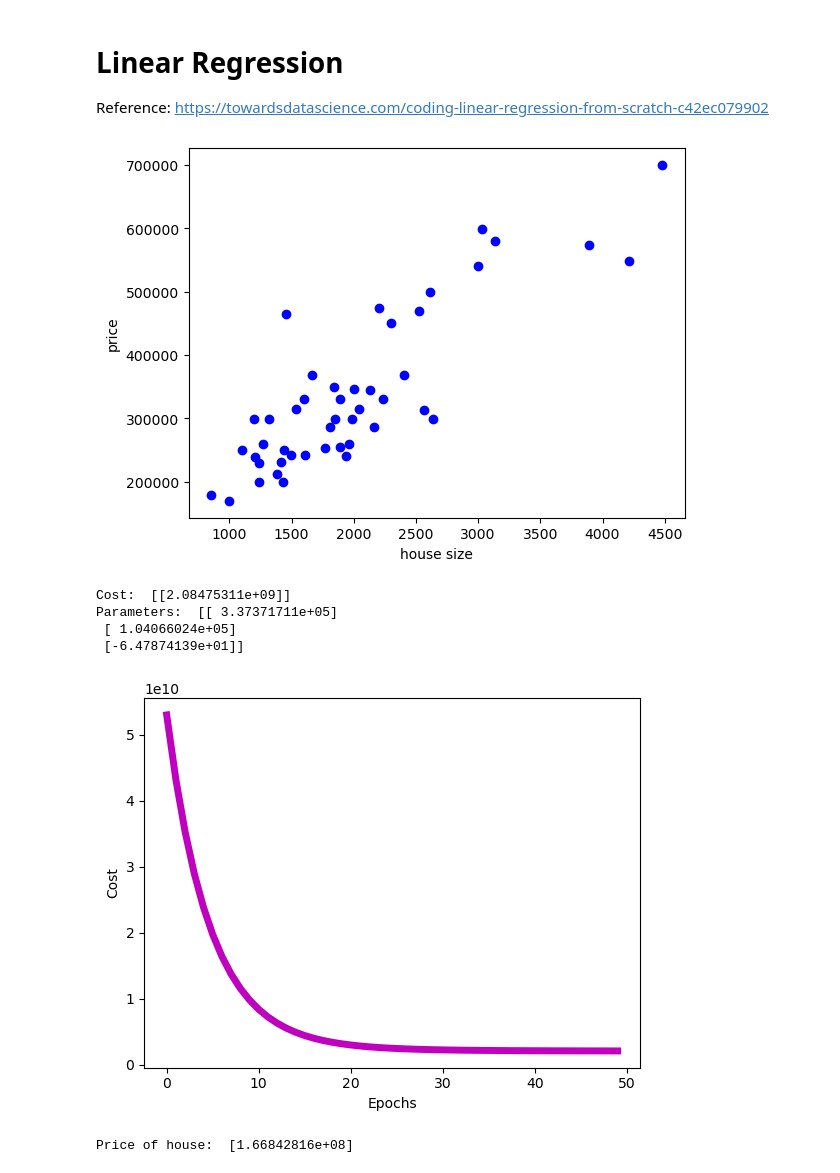
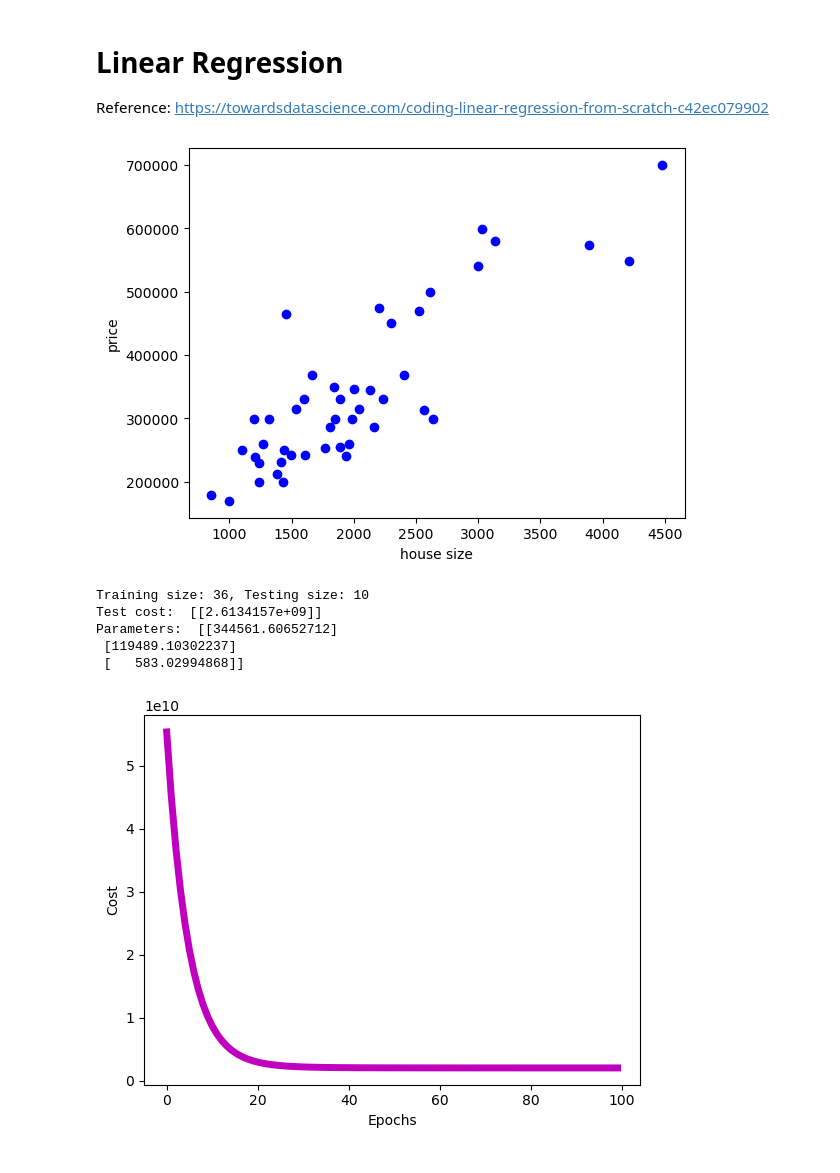
Before and after one commit to EricDinging/Propius, a Jupyter notebook: evaluation/workload/1-linear_regression.ipynb, the cells around one changed output. Drawn from its saved outputs; the diff is of its cells as text; code cells hidden in the pictures.

```diff
--- a/evaluation/workload/1-linear_regression.ipynb
+++ b/evaluation/workload/1-linear_regression.ipynb
@@ -29,12 +29,6 @@ def load_data(filename):
 	plot_data(data[:,:2], data[:, -1])
 	normalize(data)
 	return data[:,:2], data[:, -1]
-# %%
-# Import & visualize
-
-x, y = load_data("../../datasets/house_price/house_price_data.txt")
-# %% [output]
-[figure, removed]
 # %%
 # Linear function
 def h(x, theta):
@@ -72,34 +66,48 @@ def test(theta, x):
     y = theta[0] + theta[1] * x[0] + theta[2] * x[1]
     print("Price of house: ", y)
 # %%
+# Import & visualize
+
+x, y = load_data("../../datasets/house_price/house_price_data.txt")
+
 y = np.reshape(y, (46, 1))
 x = np.hstack((np.ones((x.shape[0], 1)), x))
 
+train_size = int(x.shape[0] * 4/5)
+test_size = x.shape[0] - train_size
+
+print(f"Training size: {train_size}, Testing size: {test_size}")
+x_train = x[:train_size, :]
+x_test = x[train_size:, :]
+y_train = y[:train_size, :]
+y_test = y[train_size:, :]
+
 theta = np.zeros((x.shape[1], 1))
 learning_rate = 0.1
-num_epochs = 50
-theta, J_all = gradient_descent(x, y, theta, learning_rate, num_epochs)
-J = cost_function(x, y, theta)
-print("Cost: ", J)
+num_epochs = 100
+theta, J_all = gradient_descent(x_train, y_train, theta, learning_rate, num_epochs)
+
+# Test
+J = cost_function(x_test, y_test, theta)
+print("Test cost: ", J)
 print("Parameters: ", theta)
 
-# for testing and plotting cost
+# plotting cost
 n_epochs = []
 jplot = []
 count = 0
 for i in J_all:
     jplot.append(i[0][0])
     n_epochs.append(count)
     count += 1
 jplot = np.array(jplot)
 n_epochs = np.array(n_epochs)
 plot_cost(jplot, n_epochs)
-
-test(theta, [1600, 3])
 # %% [output]
+[figure, new version]
-Cost:  [[2.08475311e+09]]
-Parameters:  [[ 3.37371711e+05]
- [ 1.04066024e+05]
- [-6.47874139e+01]]
+Training size: 36, Testing size: 10
+Test cost:  [[2.6134157e+09]]
+Parameters:  [[344561.60652712]
+ [119489.10302237]
+ [   583.02994868]]
-[figure, old version]
-Price of house:  [1.66842816e+08]
+[figure, added]
```
Also changed, not shown: parts of 1 cell of this notebook, 1 other file.
